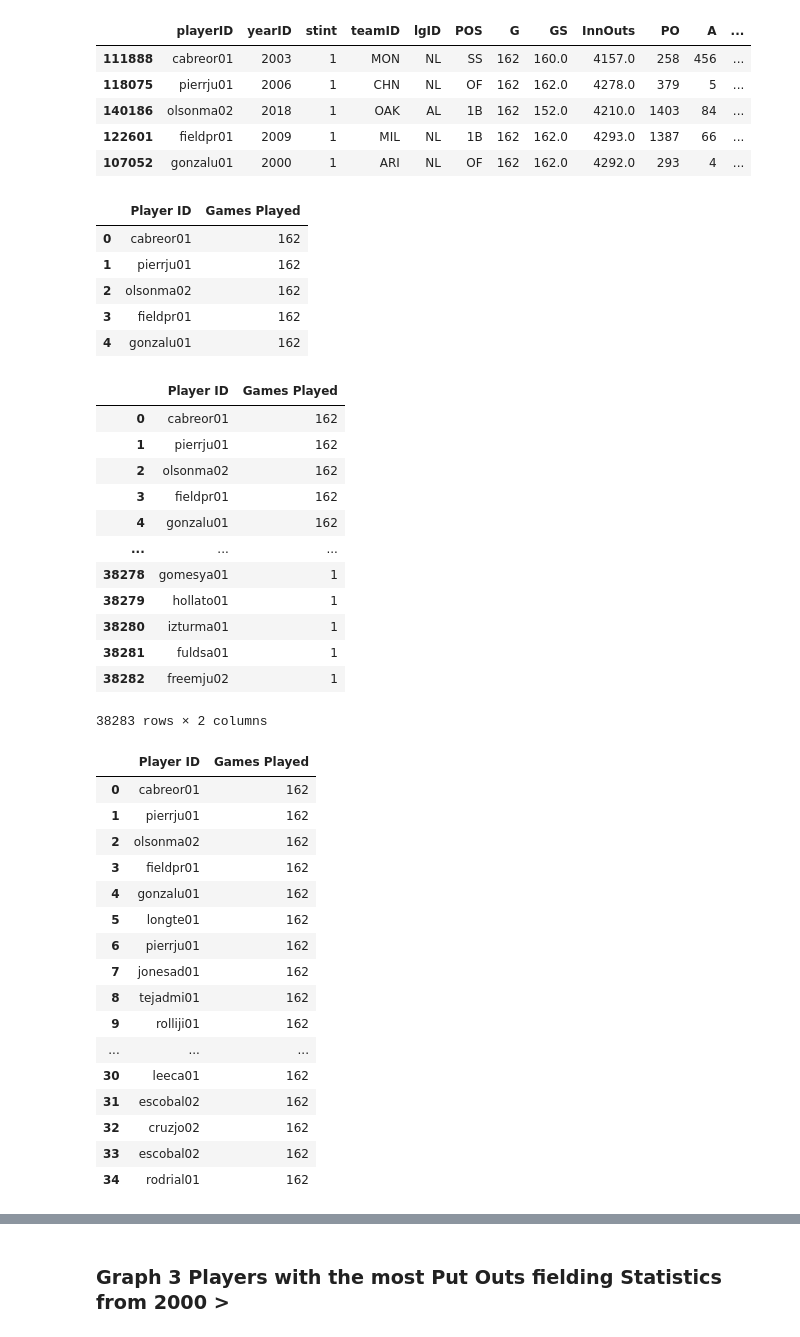
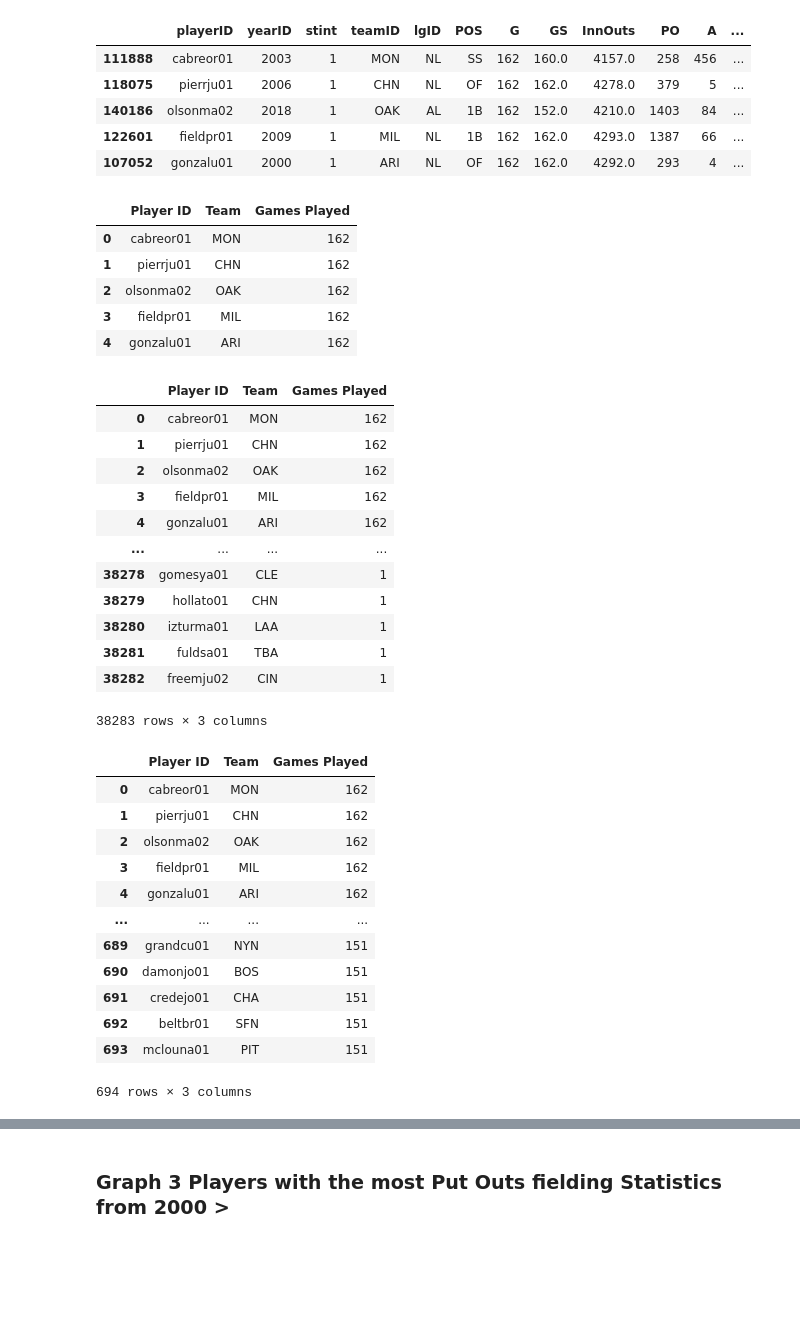
Before and after one commit to data301-2021-winter1/project-group37-project, a Jupyter notebook: notebooks/analysis2.ipynb, the cells around one changed output, grey strips where cells are left out. Drawn from its saved outputs; the diff is of its cells as text; code cells hidden in the pictures; blank space fills up the shorter version.

```diff
--- a/notebooks/analysis2.ipynb
+++ b/notebooks/analysis2.ipynb
@@ -308,58 +322,53 @@ recentfielding_clean.head()
 | 107052 | gonzalu01 | 2000 | 1 | ARI | NL | OF | 162 | 162.0 | 4292.0 | 293 | 4 | ... |
 # %%
 fielding2_clean = (recentfielding_clean
-                   .drop(["stint", "WP", "GS", "ZR", "lgID", "E", "DP", "InnOuts", "PO", "A", "PB", "SB", "CS", "teamID", "yearID", "POS"], axis = 1)
+                   .drop(["stint", "WP", "GS", "ZR", "lgID", "E", "DP", "InnOuts", "PO", "A", "PB", "SB", "CS", "yearID", "POS"], axis = 1)
                   )
-#will drop putouts, assists, InnOuts, CS and SB later by merging factors and position as all will be catchers
 # %%
 fielding3_clean = fielding2_clean.rename({'playerID': "Player ID", 'yearID': "Year", 'teamID': "Team", 'G': "Games Played"}, axis = 1).reset_index().drop(['index'], axis = 1)
 # %%
 fielding3_clean.head()
 # %% [output]
-|  | Player ID | Games Played |
-| 0 | cabreor01 | 162 |
-| 1 | pierrju01 | 162 |
-| 2 | olsonma02 | 162 |
-| 3 | fieldpr01 | 162 |
-| 4 | gonzalu01 | 162 |
+|  | Player ID | Team | Games Played |
+| 0 | cabreor01 | MON | 162 |
+| 1 | pierrju01 | CHN | 162 |
+| 2 | olsonma02 | OAK | 162 |
+| 3 | fieldpr01 | MIL | 162 |
+| 4 | gonzalu01 | ARI | 162 |
 # %%
 fielding4_clean = (fielding3_clean.dropna(axis = 0))
 fielding4_clean
 # %% [output]
-|  | Player ID | Games Played |
-| 0 | cabreor01 | 162 |
-| 1 | pierrju01 | 162 |
-| 2 | olsonma02 | 162 |
-| 3 | fieldpr01 | 162 |
-| 4 | gonzalu01 | 162 |
-| ... | ... | ... |
-| 38278 | gomesya01 | 1 |
-| 38279 | hollato01 | 1 |
-| 38280 | izturma01 | 1 |
-| 38281 | fuldsa01 | 1 |
-| 38282 | freemju02 | 1 |
+|  | Player ID | Team | Games Played |
+| 0 | cabreor01 | MON | 162 |
+| 1 | pierrju01 | CHN | 162 |
+| 2 | olsonma02 | OAK | 162 |
+| 3 | fieldpr01 | MIL | 162 |
+| 4 | gonzalu01 | ARI | 162 |
+| ... | ... | ... | ... |
+| 38278 | gomesya01 | CLE | 1 |
+| 38279 | hollato01 | CHN | 1 |
+| 38280 | izturma01 | LAA | 1 |
+| 38281 | fuldsa01 | TBA | 1 |
+| 38282 | freemju02 | CIN | 1 |
-38283 rows × 2 columns
+38283 rows × 3 columns
 # %%
-fielding5_clean = fielding4_clean[fielding4_clean["Games Played"] > 161]
+fielding5_clean = fielding4_clean[fielding4_clean["Games Played"] > 150]
 fielding5_clean
 # %% [output]
-|  | Player ID | Games Played |
-| 0 | cabreor01 | 162 |
-| 1 | pierrju01 | 162 |
-| 2 | olsonma02 | 162 |
-| 3 | fieldpr01 | 162 |
-| 4 | gonzalu01 | 162 |
-| 5 | longte01 | 162 |
-| 6 | pierrju01 | 162 |
-| 7 | jonesad01 | 162 |
-| 8 | tejadmi01 | 162 |
-| 9 | rolliji01 | 162 |
-| ... | ... | ... |
-| 30 | leeca01 | 162 |
-| 31 | escobal02 | 162 |
-| 32 | cruzjo02 | 162 |
-| 33 | escobal02 | 162 |
-| 34 | rodrial01 | 162 |
+|  | Player ID | Team | Games Played |
+| 0 | cabreor01 | MON | 162 |
+| 1 | pierrju01 | CHN | 162 |
+| 2 | olsonma02 | OAK | 162 |
+| 3 | fieldpr01 | MIL | 162 |
+| 4 | gonzalu01 | ARI | 162 |
+| ... | ... | ... | ... |
+| 689 | grandcu01 | NYN | 151 |
+| 690 | damonjo01 | BOS | 151 |
+| 691 | credejo01 | CHA | 151 |
+| 692 | beltbr01 | SFN | 151 |
+| 693 | mclouna01 | PIT | 151 |
+694 rows × 3 columns
 # %%
 fielding5_clean.describe()
 # %% [output]
```
Also changed, not shown: parts of 16 cells of this notebook.
